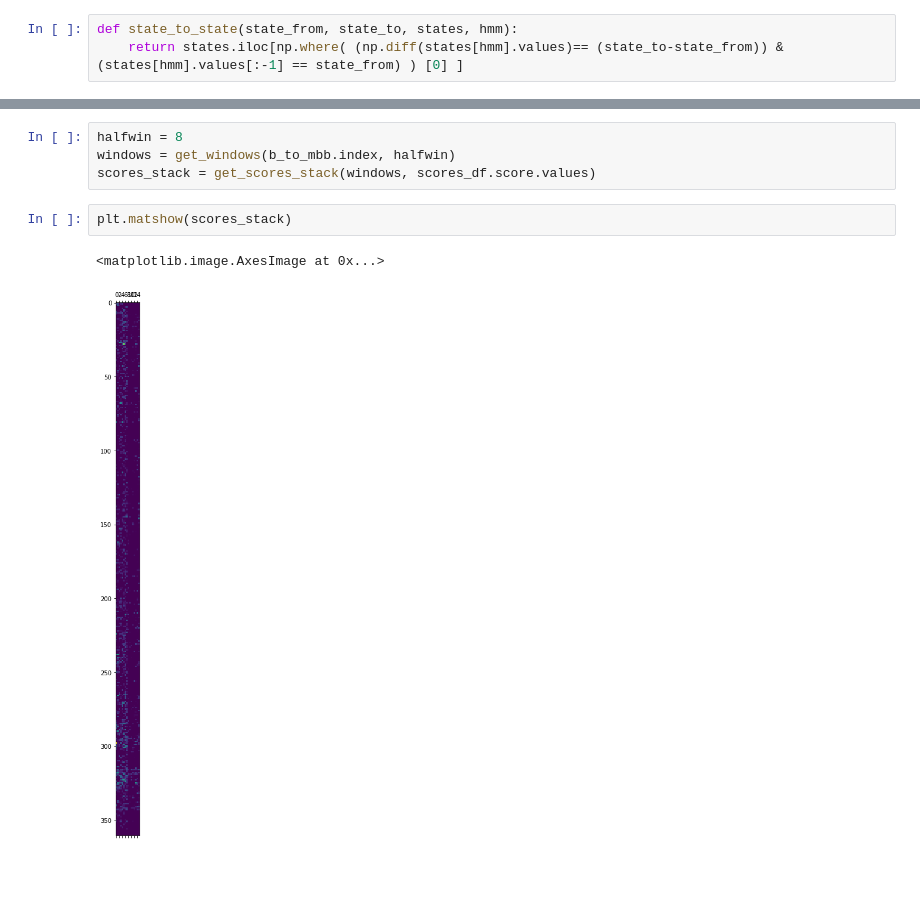
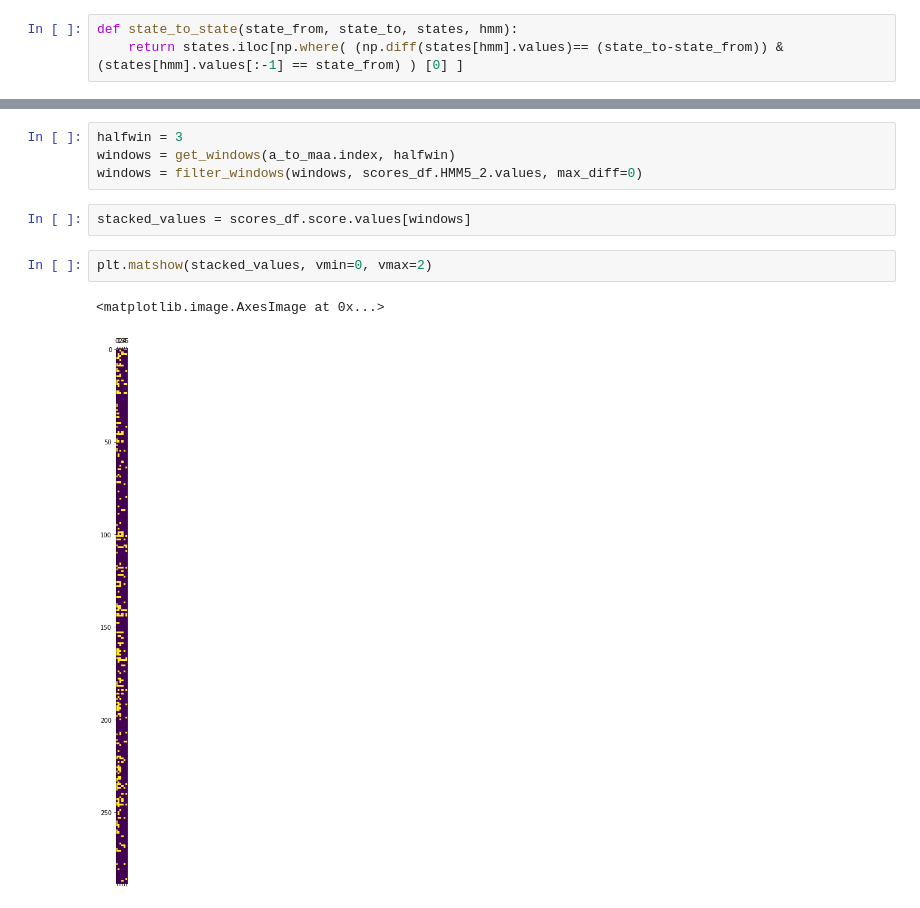
Before and after one commit to luisdiaz1997/HMM3P, a Jupyter notebook: notebooks/Figure3- Signals at transitions.ipynb, the cells around one changed output, grey strips where cells are left out. Saved outputs shown, nothing was run; the diff lists cells and outputs as text; blank space fills up the shorter version.

```diff
--- a/notebooks/Figure3- Signals at transitions.ipynb
+++ b/notebooks/Figure3- Signals at transitions.ipynb
@@ -178,10 +186,12 @@ def get_scores_stack(windows, scores_signal):
 # %%
-halfwin = 8
-windows = get_windows(b_to_mbb.index, halfwin)
-scores_stack = get_scores_stack(windows, scores_df.score.values)
+halfwin = 3
+windows = get_windows(a_to_maa.index, halfwin)
+windows = filter_windows(windows, scores_df.HMM5_2.values, max_diff=0)
-# %%
-plt.matshow(scores_stack)
-# %% [output]
-<matplotlib.image.AxesImage at 0x...>
-[figure, removed]
+# %%
+stacked_values = scores_df.score.values[windows]
+# %%
+plt.matshow(stacked_values, vmin=0, vmax=2)
+# %% [output]
+<matplotlib.image.AxesImage at 0x...>
+[figure, added]
 # %%
```
Also changed, not shown: parts of 9 cells of this notebook.
